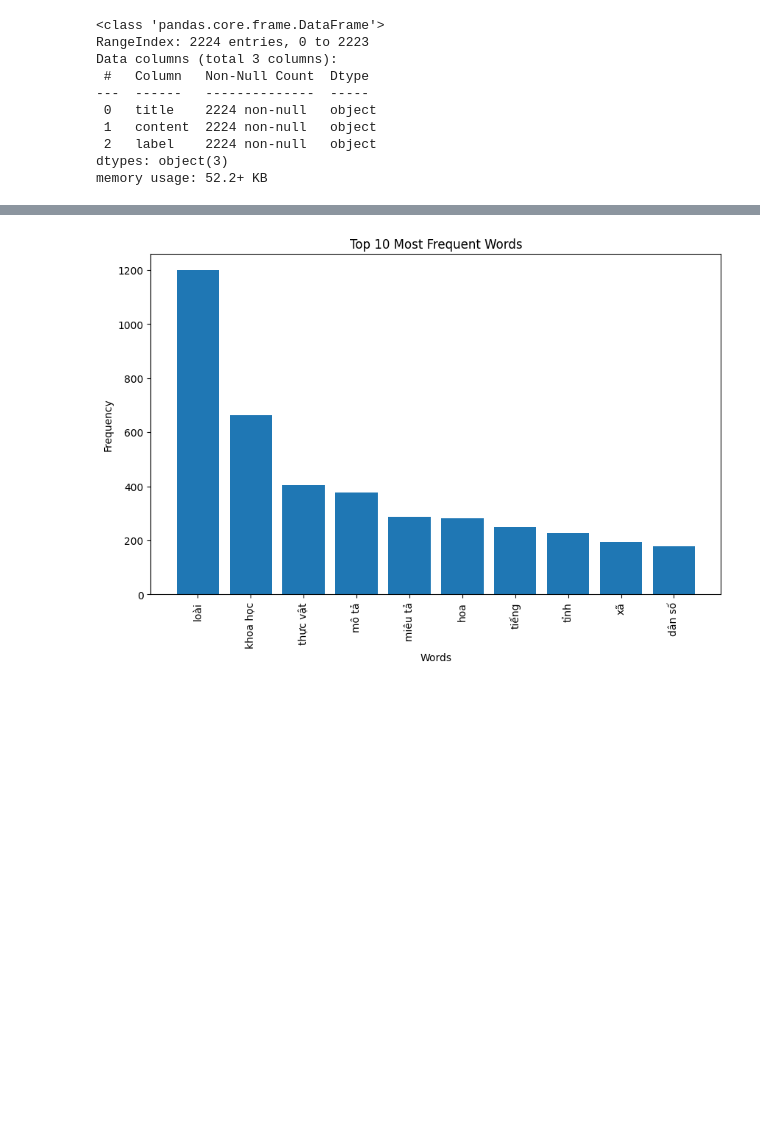
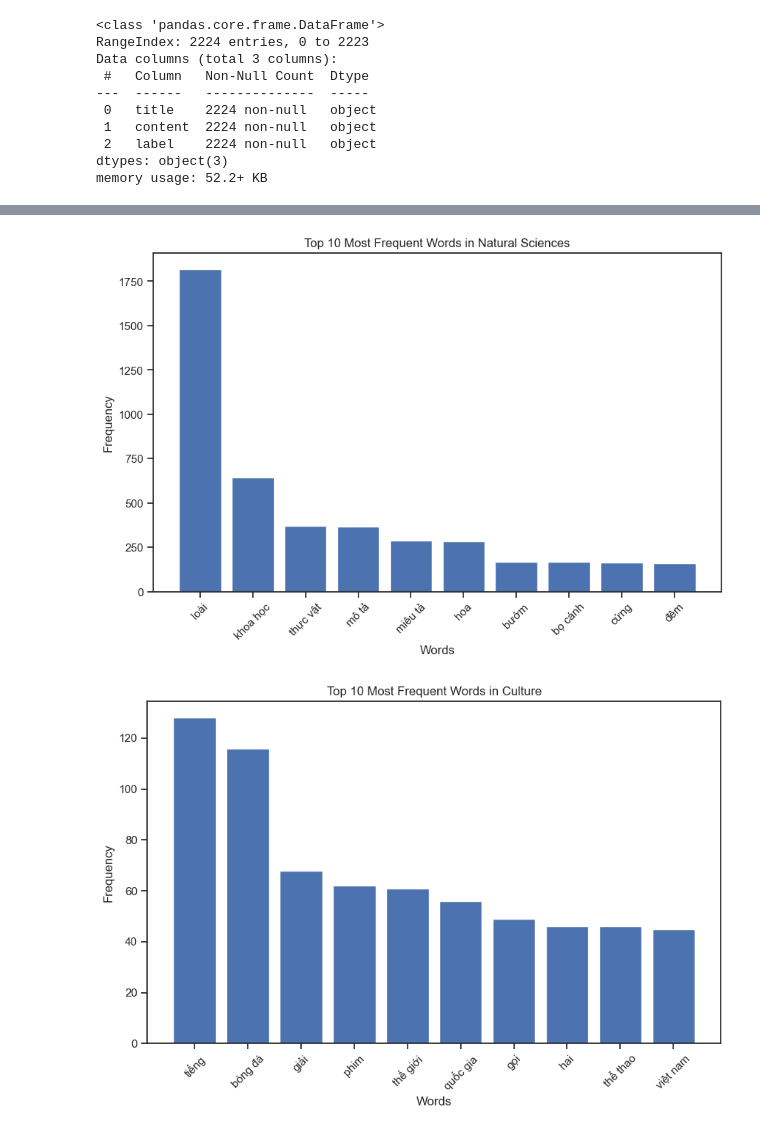
Before and after one commit to Duonn512/Wikipedia-Category-Classification, a Jupyter notebook: notebooks/data_exploration.ipynb, the cells around one changed output, grey strips where cells are left out. Cells and saved outputs as stored; diff of their text form; code cells hidden in the pictures; blank space fills up the shorter version.

Commit message:
add images and refactor code

```diff
--- a/notebooks/data_exploration.ipynb
+++ b/notebooks/data_exploration.ipynb
@@ -46,2 +43,8 @@ def tokenize(text):
+# %%
+df['content'] = df['content'].apply(remove_footnotes)
+df['content'] = df['content'].apply(lowercase_text)
+df['content'] = df['content'].apply(remove_punctuation)
+df['content'] = df['content'].apply(remove_stopwords_vietnamese)
+df['tokenized_words'] = df['content'].apply(tokenize)
 # %%
-df['tokenized_words'] = df['content'].apply(tokenize)
+df['num_words'] = df['tokenized_words'].apply(len)
@@ -65,0 +133,9 @@ df.head(10)
+# %%
+sns.set(style="ticks")
+plt.figure(figsize=(10, 6))
+sns.boxplot(x=df['num_words'])
+plt.title('Boxplot of Number of Words')
+plt.xlabel('Number of Words')
+
+plt.savefig(f'../img/image_3.png', bbox_inches='tight')
+plt.show()
@@ -66,31 +212,25 @@ df.head(10)
 # %%
-from collections import Counter
-import matplotlib.pyplot as plt
+# Draw the chart for each label and save to different image files
+for i, (label, word_counts) in enumerate(label_word_counts.items(), start=1):
+    # Get the list of words and corresponding frequencies
+    words = list(word_counts.keys())
+    counts = list(word_counts.values())
 
-# Assume df is your DataFrame containing tokenized words
-tokenized_words = df['tokenized_words'].explode().dropna()
+    # Sort by frequency in descending order and take the top 10
+    sorted_indices = sorted(range(len(counts)), key=lambda i: counts[i], reverse=True)[:10]
+    top_words = [words[i] for i in sorted_indices]
+    top_counts = [counts[i] for i in sorted_indices]
 
-# Tính toán tần suất của từng từ
-word_counts = Counter(tokenized_words)
+    # Draw the frequency chart for the top 10 words of each label
+    plt.figure(figsize=(10, 6))
+    plt.bar(top_words, top_counts)
+    plt.xlabel('Words')
+    plt.ylabel('Frequency')
+    plt.title(f'Top 10 Most Frequent Words in {label}')
+    plt.xticks(rotation=45)
 
-# Lấy danh sách các từ và tần suất tương ứng
-words = list(word_counts.keys())
-counts = list(word_counts.values())
-
-# Sắp xếp theo tần suất giảm dần và chỉ lấy top 10
-sorted_indices = sorted(range(len(counts)), key=lambda i: counts[i], reverse=True)[:10]
-top_words = [words[i] for i in sorted_indices]
-top_counts = [counts[i] for i in sorted_indices]
-
-# Vẽ biểu đồ tần suất cho top 10 từ
-plt.figure(figsize=(10, 6))
-plt.bar(top_words, top_counts)
-plt.xlabel('Words')
-plt.ylabel('Frequency')
-plt.title('Top 10 Most Frequent Words')
-plt.xticks(rotation=90)
-
-plt.savefig(f'../img/image_1.png', bbox_inches='tight')
-plt.show()
+    plt.savefig(f'../img/image_{i+6}.png', bbox_inches='tight')
+    plt.show()
 # %% [output]
-[figure, old version]
+[figure, new version]
+[figure, added]
```
Also changed, not shown: parts of 23 cells of this notebook, 12 other files.
